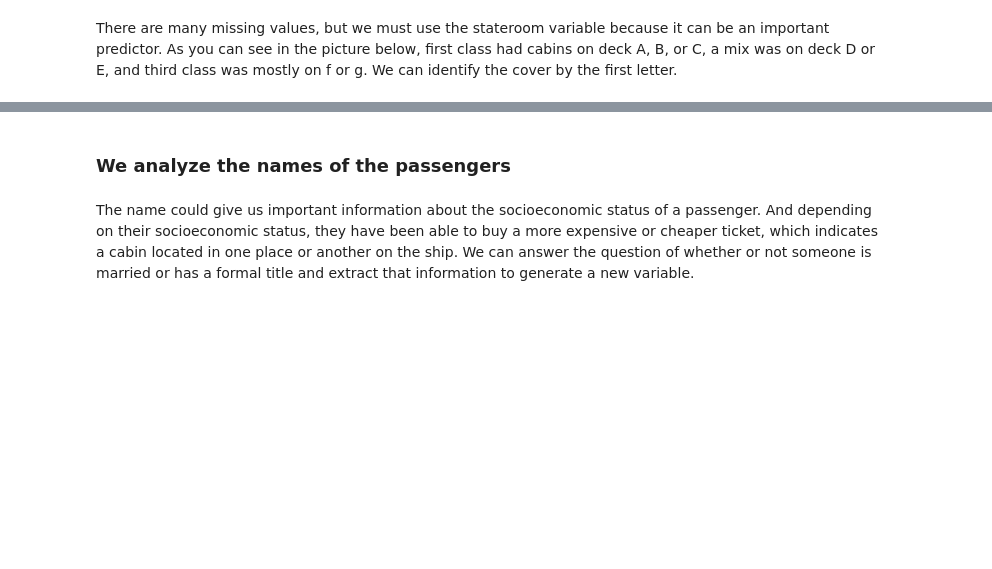
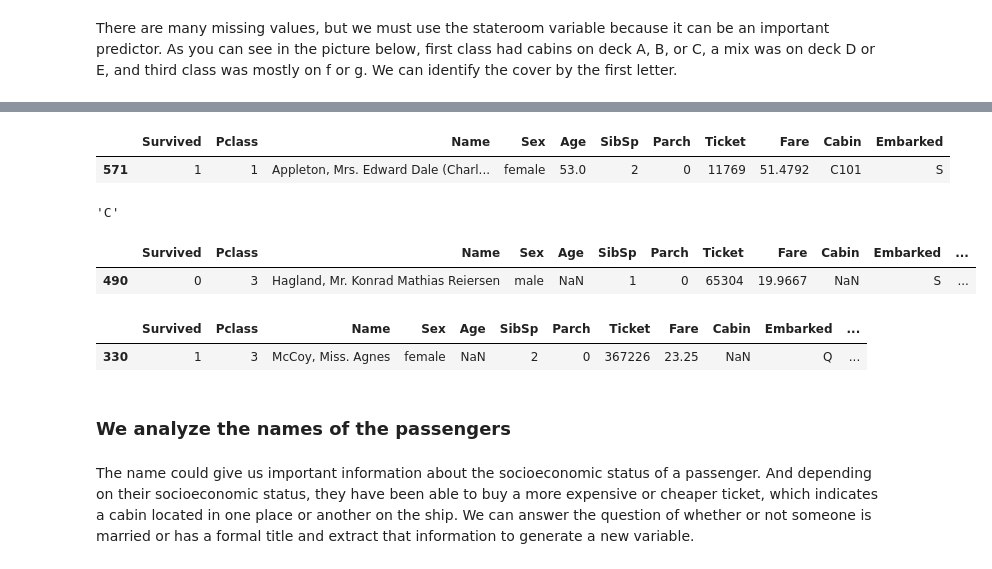
Before and after one commit to VeniceHartwell/lectures, a Jupyter notebook: week-7/03-Feature_engineering.ipynb, the cells around one changed output, grey strips where cells are left out. Saved outputs shown, nothing was run; the diff lists cells and outputs as text; code cells hidden in the pictures; blank space fills up the shorter version.

```diff
--- a/week-7/03-Feature_engineering.ipynb
+++ b/week-7/03-Feature_engineering.ipynb
@@ -53,6 +139,27 @@ data
 There are many missing values, but we must use the stateroom variable because it can be an important predictor. As you can see in the picture below, first class had cabins on deck A, B, or C, a mix was on deck D or E, and third class was mostly on f or g. We can identify the cover by the first letter.
 # %% [markdown]
 ![laimagendelbarco](../images/barco.png)
+# %%
+data.sample()
+# %% [output]
+|  | Survived | Pclass | Name | Sex | Age | SibSp | Parch | Ticket | Fare | Cabin | Embarked |
+| 571 | 1 | 1 | Appleton, Mrs. Edward Dale (Charl... | female | 53.0 | 2 | 0 | 11769 | 51.4792 | C101 | S |
+# %%
+a = "C101"
+a[0]
+# %% [output]
+'C'
+# %%
+data["deck"] = data.Cabin.apply(lambda x: x[0] if pd.notnull(x) else "M")
+data.sample()
+# %% [output]
+|  | Survived | Pclass | Name | Sex | Age | SibSp | Parch | Ticket | Fare | Cabin | Embarked | ... |
+| 490 | 0 | 3 | Hagland, Mr. Konrad Mathias Reiersen | male | NaN | 1 | 0 | 65304 | 19.9667 | NaN | S | ... |
+# %%
+data.sample()
+# %% [output]
+|  | Survived | Pclass | Name | Sex | Age | SibSp | Parch | Ticket | Fare | Cabin | Embarked | ... |
+| 330 | 1 | 3 | McCoy, Miss. Agnes | female | NaN | 2 | 0 | 367226 | 23.25 | NaN | Q | ... |
 # %% [markdown]
 ### We analyze the names of the passengers
 # %% [markdown]
```
Also changed, not shown: parts of 35 cells of this notebook.
